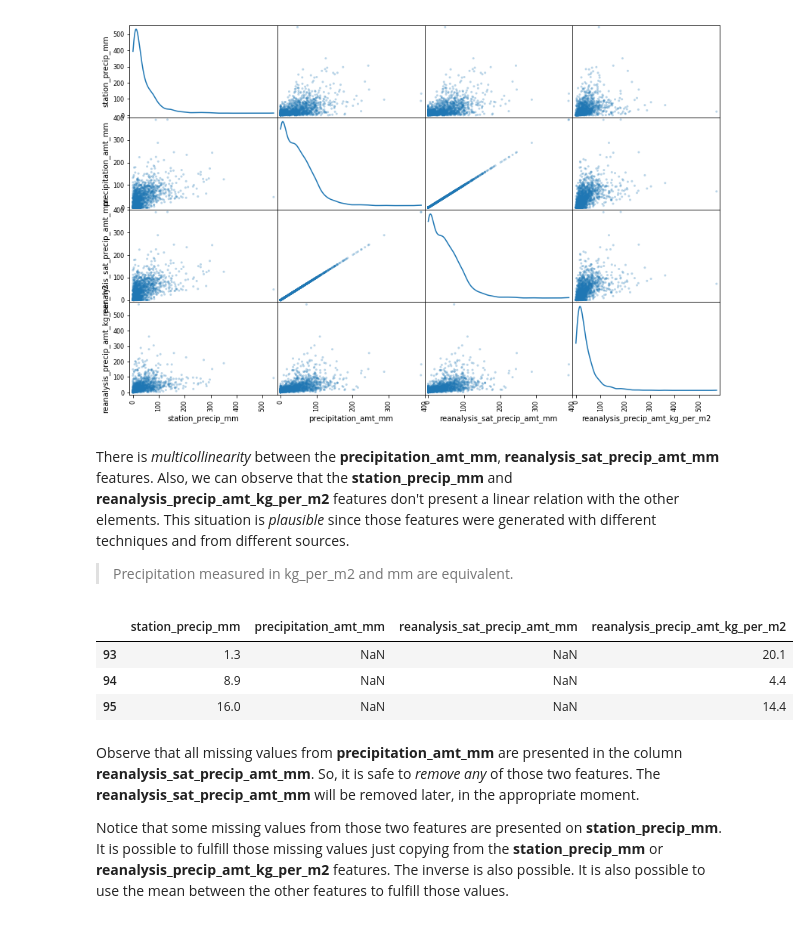
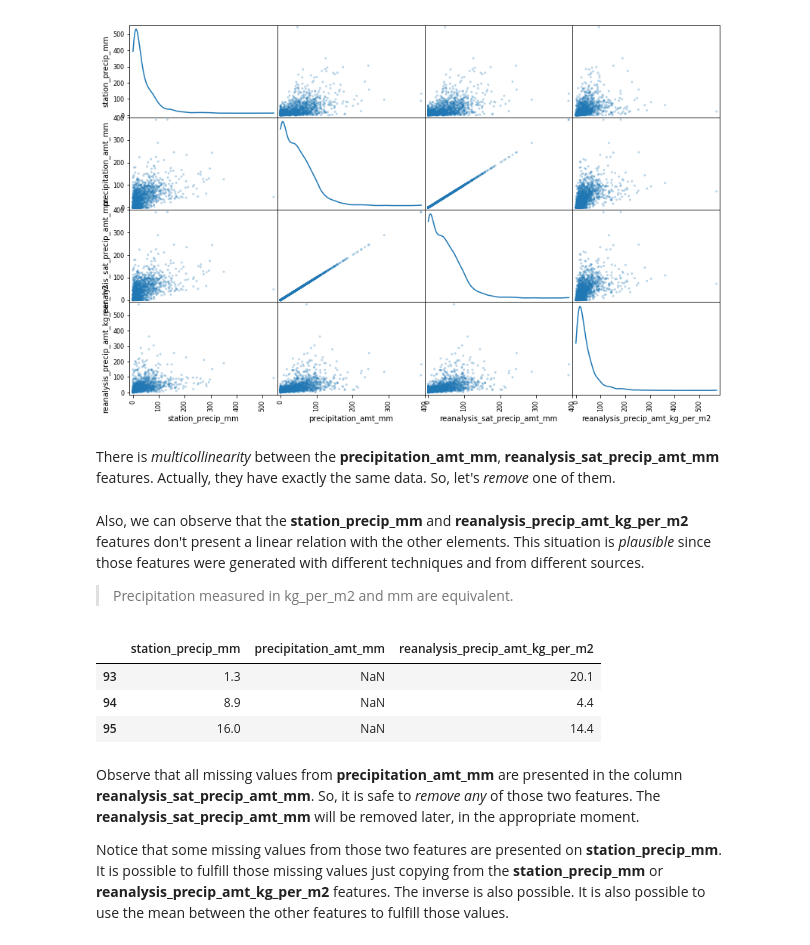
Before and after one commit to bfroz/Projects, a Jupyter notebook: DengAI - Predicting Disease Spread/DengAI - Predicting Disease Spread.ipynb, the cells around one changed output. Drawn from its saved outputs; the diff is of its cells as text; code cells hidden in the pictures.

```diff
--- a/DengAI - Predicting Disease Spread/DengAI - Predicting Disease Spread.ipynb
+++ b/DengAI - Predicting Disease Spread/DengAI - Predicting Disease Spread.ipynb
@@ -183,17 +184,22 @@ cols_precipitation = ['station_precip_mm', 'precipitation_amt_mm', 'reanalysis_s
 pd.plotting.scatter_matrix(df_train[cols_precipitation], alpha = 0.3, figsize = (14,9), diagonal = 'kde');
 # %% [output]
 [figure]
+# %% [markdown]
+There is *multicollinearity* between the **precipitation_amt_mm**, **reanalysis_sat_precip_amt_mm** features. Actually, they have exactly the same data. So, let's *remove* one of them.
+# %%
+df_train.drop(['reanalysis_sat_precip_amt_mm'], axis=1, inplace=True)
+cols_precipitation = ['station_precip_mm', 'precipitation_amt_mm', 'reanalysis_precip_amt_kg_per_m2']
 # %% [markdown]
-There is *multicollinearity* between the **precipitation_amt_mm**, **reanalysis_sat_precip_amt_mm** features. Also, we can observe that the **station_precip_mm** and **reanalysis_precip_amt_kg_per_m2** features don't present a linear relation with the other elements. This situation is *plausible* since those features were generated with different techniques and from different sources.
+Also, we can observe that the **station_precip_mm** and **reanalysis_precip_amt_kg_per_m2** features don't present a linear relation with the other elements. This situation is *plausible* since those features were generated with different techniques and from different sources.
 > Precipitation measured in kg_per_m2 and mm are equivalent.
 # %%
-#Filtering just missing values from precipitation_amt_mm and reanalysis_sat_precip_amt_mm, where exist value on station_precip_mm column
-df_train[cols_precipitation][~df_train['station_precip_mm'].isnull() & (df_train['precipitation_amt_mm'].isnull() | df_train['reanalysis_sat_precip_amt_mm'].isnull())]
+#Filtering just missing values from precipitation_amt_mm, where exist value on station_precip_mm column
+df_train[cols_precipitation][~df_train['station_precip_mm'].isnull() & (df_train['precipitation_amt_mm'].isnull())]
 # %% [output]
-|  | station_precip_mm | precipitation_amt_mm | reanalysis_sat_precip_amt_mm | reanalysis_precip_amt_kg_per_m2 |
-| 93 | 1.3 | NaN | NaN | 20.1 |
-| 94 | 8.9 | NaN | NaN | 4.4 |
-| 95 | 16.0 | NaN | NaN | 14.4 |
+|  | station_precip_mm | precipitation_amt_mm | reanalysis_precip_amt_kg_per_m2 |
+| 93 | 1.3 | NaN | 20.1 |
+| 94 | 8.9 | NaN | 4.4 |
+| 95 | 16.0 | NaN | 14.4 |
 # %% [markdown]
 Observe that all missing values from **precipitation_amt_mm** are presented in the column **reanalysis_sat_precip_amt_mm**. So, it is safe to *remove any* of those two features. The **reanalysis_sat_precip_amt_mm** will be removed later, in the appropriate moment.
 
```
Also changed, not shown: parts of 43 cells of this notebook.
